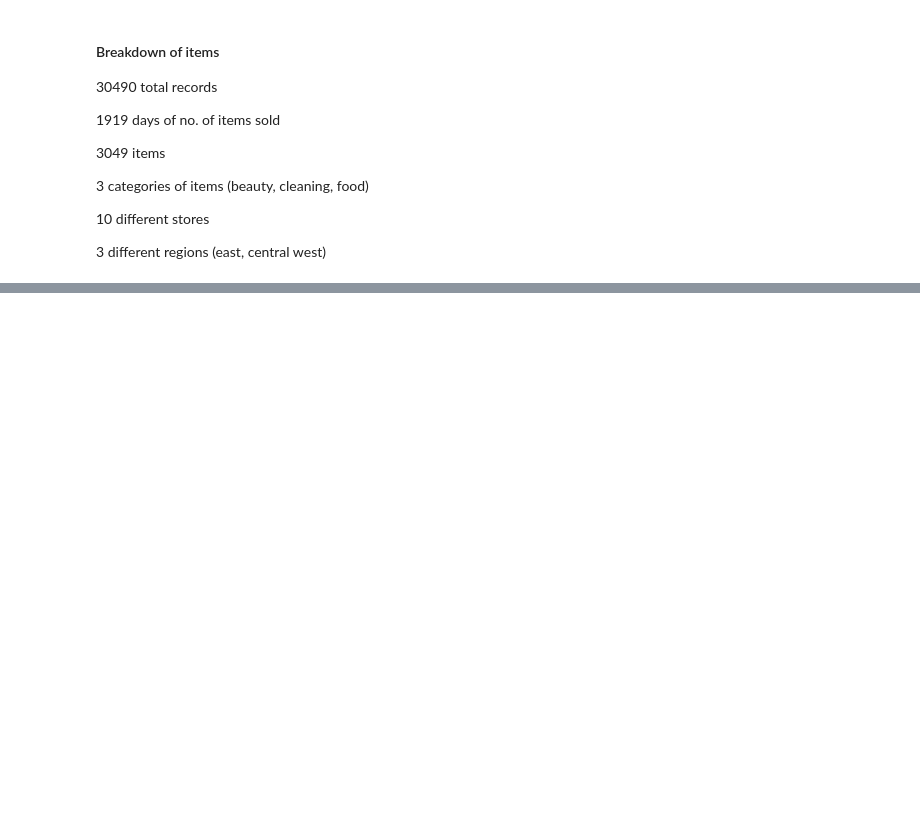
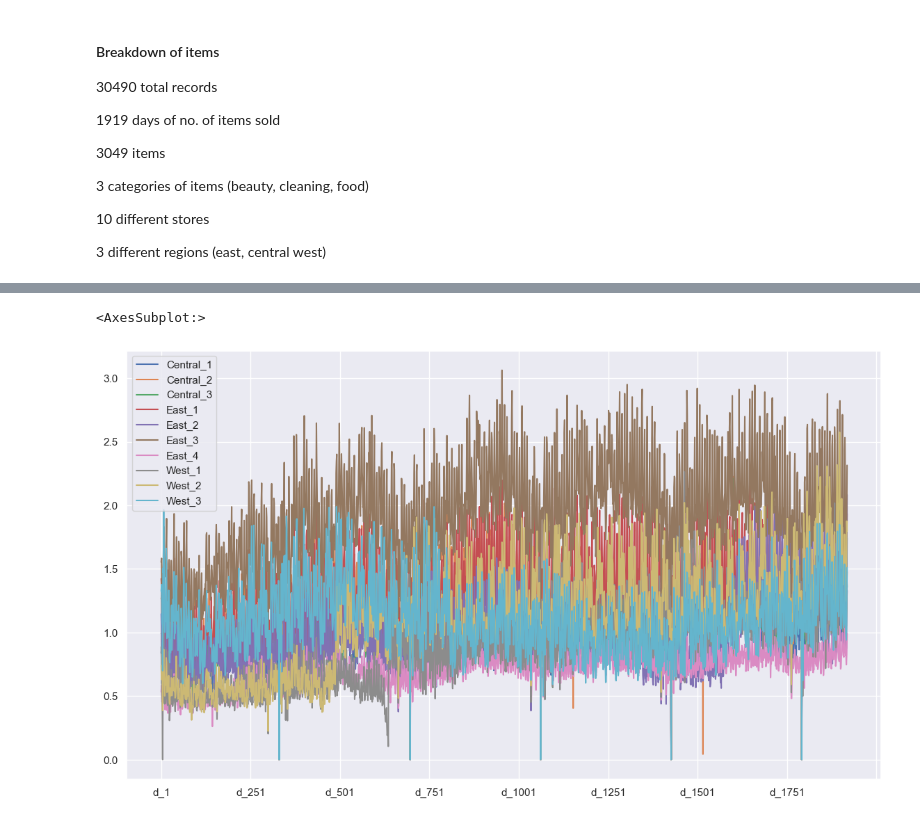
Before and after one commit to TristanKoh/ads-final-project, a Jupyter notebook: code/eda.ipynb, the cells around one changed output, grey strips where cells are left out. Cells and saved outputs as stored; diff of their text form; code cells hidden in the pictures; blank space fills up the shorter version.

```diff
--- a/code/eda.ipynb
+++ b/code/eda.ipynb
@@ -156,0 +183,25 @@ sns.lineplot(x = "day_id", y = "avg_items_sold", data = df_temp, hue = "category
+# %%
+# Items averaged over the stores
+df_temp = df_train.groupby(["store_id"]).mean()
+df_temp.reset_index(inplace=True)
+
+df_temp = pd.DataFrame(
+    data = {
+    "day_id" : df_temp.columns[1:],
+    "Central_1" : df_temp.iloc[0, 1:],
+    "Central_2" : df_temp.iloc[1, 1:],
+    "Central_3" : df_temp.iloc[2, 1:],
+    "East_1" : df_temp.iloc[3, 1:],
+    "East_2" : df_temp.iloc[4, 1:],
+    "East_3" : df_temp.iloc[5, 1:],
+    "East_4" : df_temp.iloc[6, 1:],
+    "West_1" : df_temp.iloc[7, 1:],
+    "West_2" : df_temp.iloc[8, 1:],
+    "West_3" : df_temp.iloc[9, 1:],
+    }
+)
+# %%
+df_temp.plot()
+# %% [output]
+<AxesSubplot:>
+[figure, added]
```
Also changed, not shown: parts of 15 cells of this notebook.
